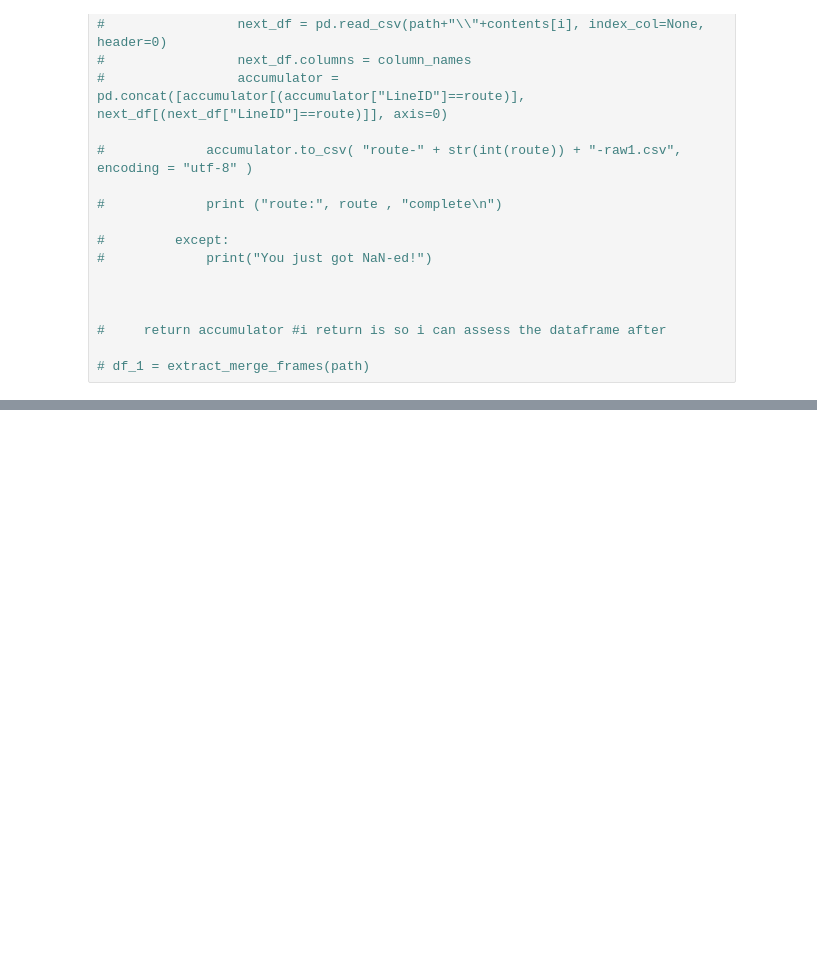
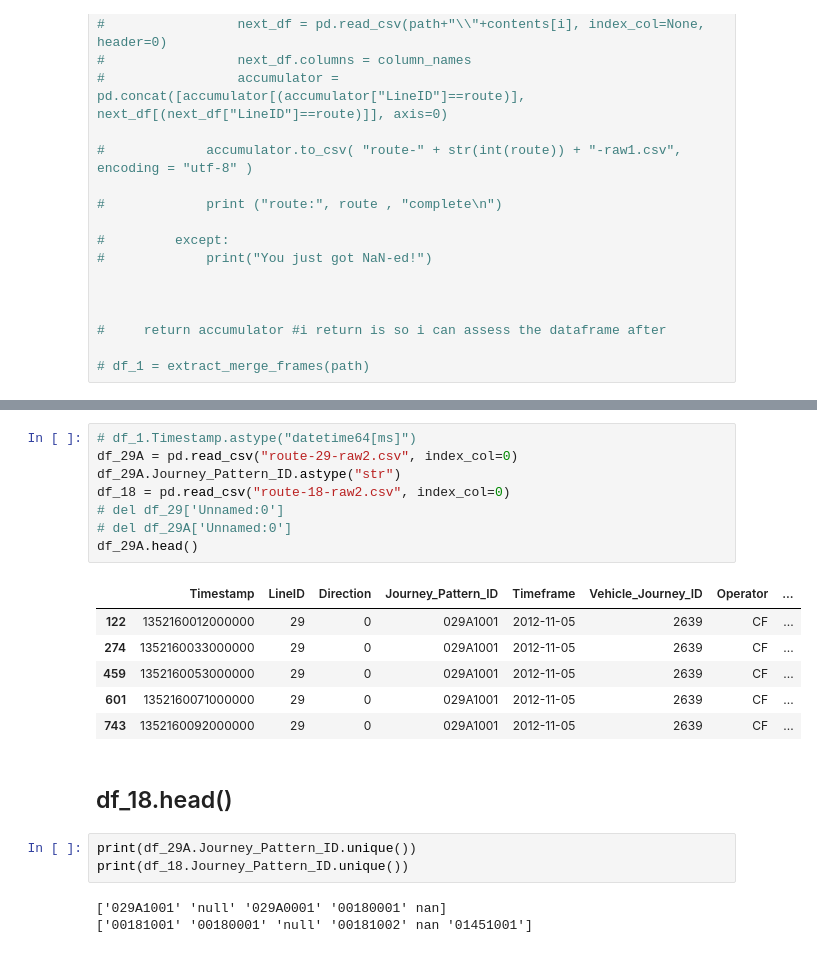
Before and after one commit to andrew-ocallaghan-ie/The11thHour, a Jupyter notebook: DublinBusApp/DataAnalytics/DataQualityPlan.ipynb, the cells around one changed output, grey strips where cells are left out. Cells and saved outputs as stored; diff of their text form; blank space fills up the shorter version.

```diff
--- a/DublinBusApp/DataAnalytics/DataQualityPlan.ipynb
+++ b/DublinBusApp/DataAnalytics/DataQualityPlan.ipynb
@@ -326,0 +430,23 @@ df_1
+# %%
+# df_1.Timestamp.astype("datetime64[ms]")
+df_29A = pd.read_csv("route-29-raw2.csv", index_col=0)
+df_29A.Journey_Pattern_ID.astype("str")
+df_18 = pd.read_csv("route-18-raw2.csv", index_col=0)
+# del df_29['Unnamed:0']
+# del df_29A['Unnamed:0']
+df_29A.head()
+# %% [output]
+|  | Timestamp | LineID | Direction | Journey_Pattern_ID | Timeframe | Vehicle_Journey_ID | Operator | ... |
+| 122 | 1352160012000000 | 29 | 0 | 029A1001 | 2012-11-05 | 2639 | CF | ... |
+| 274 | 1352160033000000 | 29 | 0 | 029A1001 | 2012-11-05 | 2639 | CF | ... |
+| 459 | 1352160053000000 | 29 | 0 | 029A1001 | 2012-11-05 | 2639 | CF | ... |
+| 601 | 1352160071000000 | 29 | 0 | 029A1001 | 2012-11-05 | 2639 | CF | ... |
+| 743 | 1352160092000000 | 29 | 0 | 029A1001 | 2012-11-05 | 2639 | CF | ... |
+# %% [markdown]
+## df_18.head()
+# %%
+print(df_29A.Journey_Pattern_ID.unique())
+print(df_18.Journey_Pattern_ID.unique())
+# %% [output]
+['029A1001' 'null' '029A0001' '00180001' nan]
+['00181001' '00180001' 'null' '00181002' nan '01451001']
```
Also changed, not shown: parts of 22 cells of this notebook, 1 other file.
